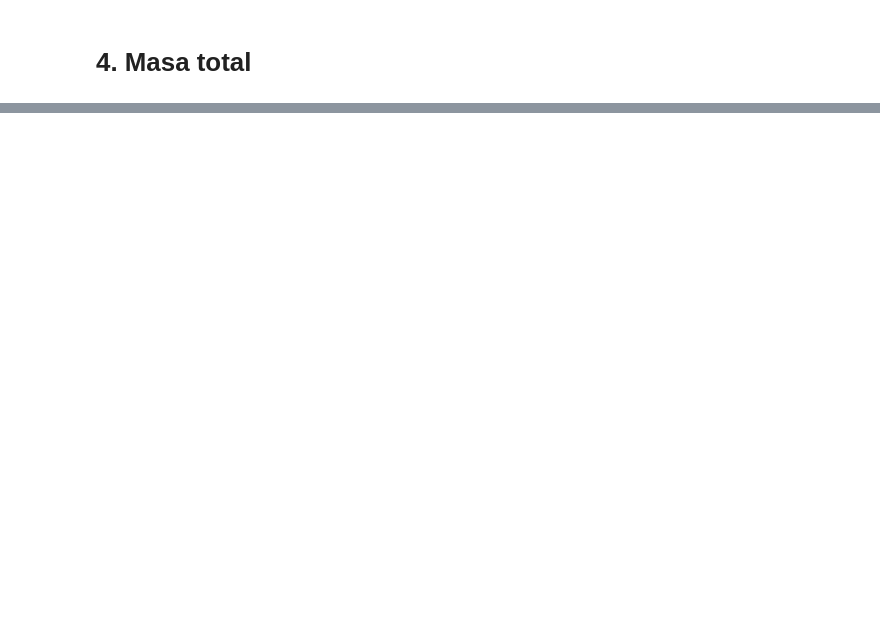
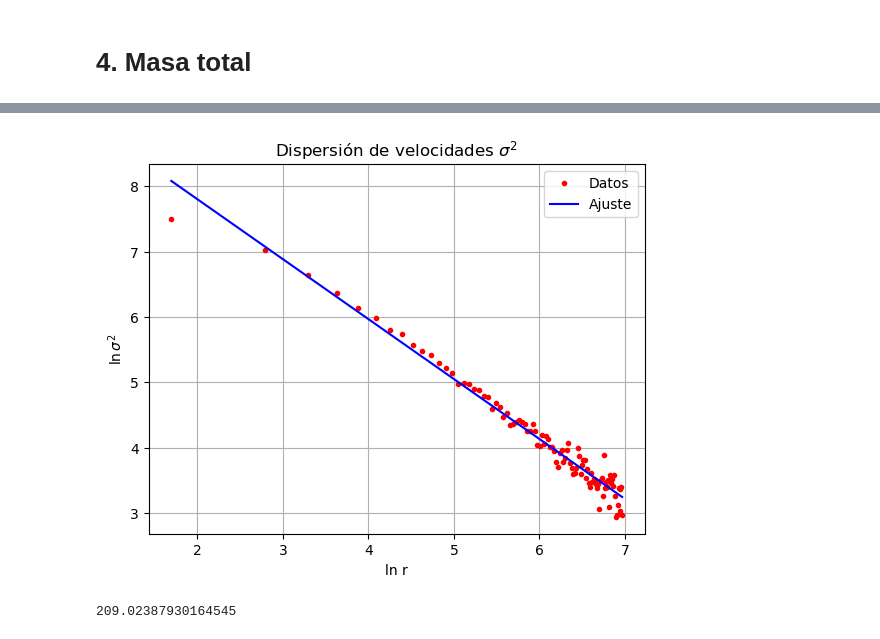
Before and after one commit to SantiagoJulioD/Galaxias, a Jupyter notebook: Parcial practico 3/practica3.ipynb, the cells around one changed output, grey strips where cells are left out. Drawn from its saved outputs; the diff is of its cells as text; code cells hidden in the pictures; blank space fills up the shorter version.

```diff
--- a/Parcial practico 3/practica3.ipynb
+++ b/Parcial practico 3/practica3.ipynb
@@ -324,0 +370,16 @@ for i in range(npoints-1):
+# %%
+plt.plot(lnr,lnsigma,'r.',label='Datos')
+plt.plot(lnr,line(lnr,*lnsig_pars),'b',label='Ajuste')
+plt.title(r'Dispersión de velocidades $\sigma^2$')
+plt.xlabel('ln r')
+plt.ylabel(r'$\ln \sigma^2$')
+plt.grid()
+plt.legend()
+plt.savefig('sigmafit.png')
+# %% [output]
+[figure, added]
+# %%
+MT = -rsmean.max()*sigma_data.max()/43007.1*(lnrho_pars[0]+lnsig_pars[0])
+MT
+# %% [output]
+209.02387930164545
```
Also changed, not shown: parts of 11 cells of this notebook, 13 other files.
